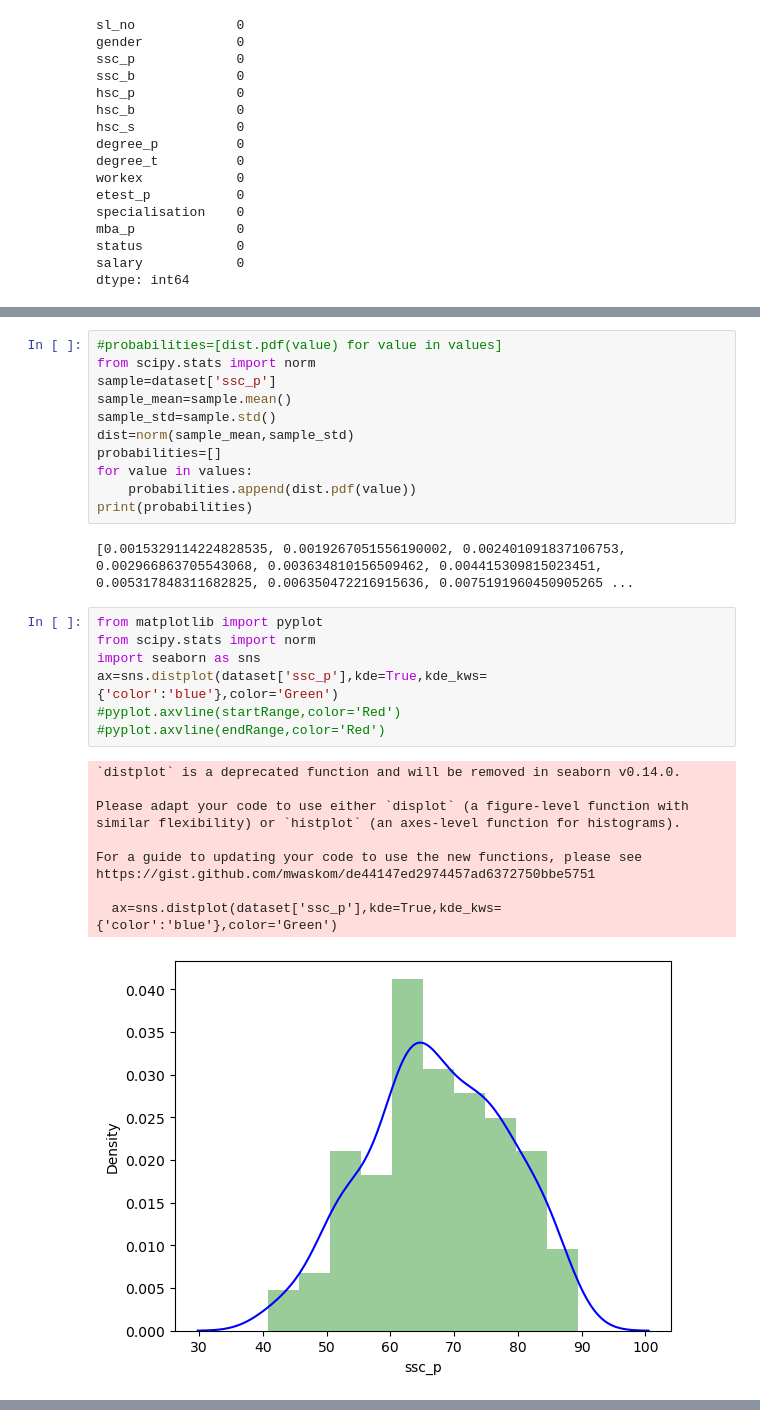
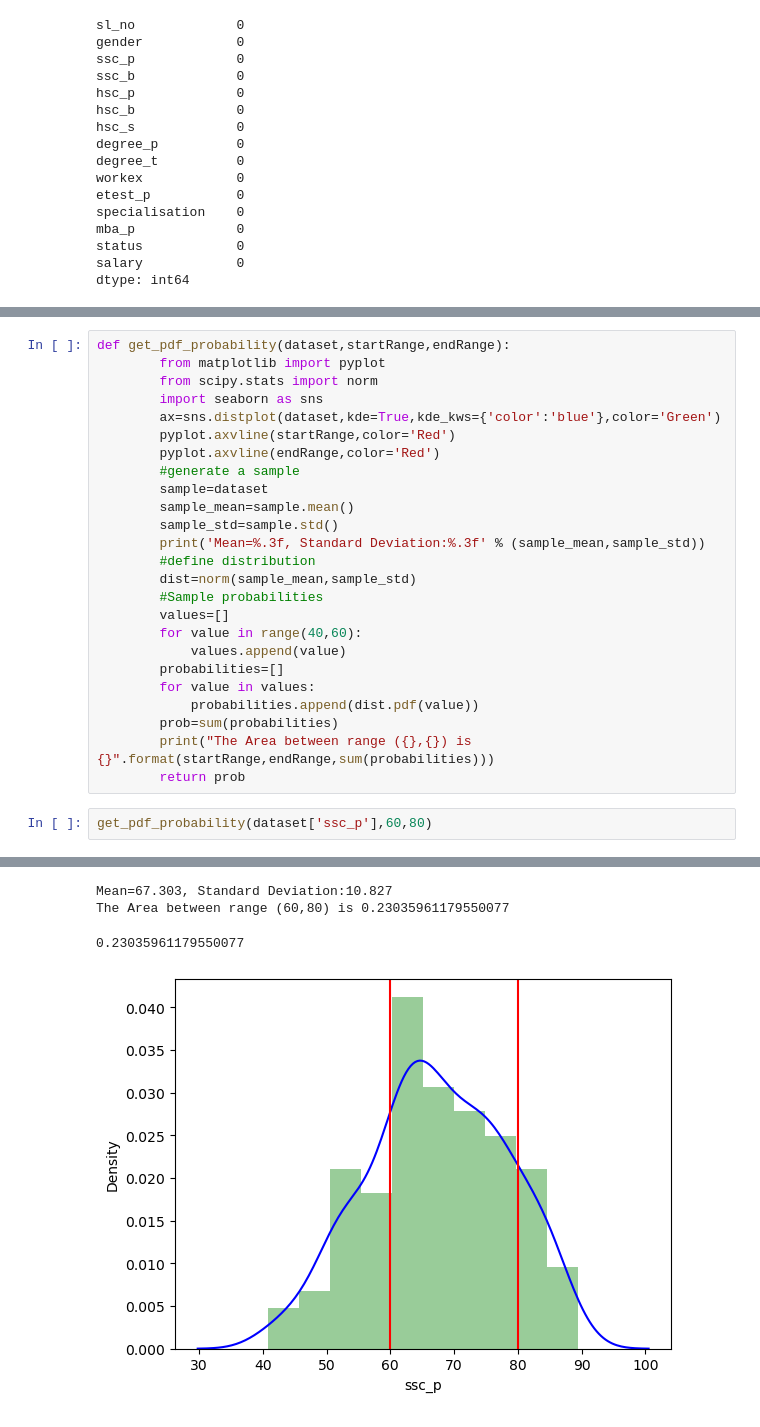
Before and after one commit to iampandiyan/Distribution, a Jupyter notebook: ForLoop.ipynb, the cells around one changed output, grey strips where cells are left out. Drawn from its saved outputs; the diff is of its cells as text.

Commit message:
NormalDistribution

```diff
--- a/ForLoop.ipynb
+++ b/ForLoop.ipynb
@@ -65,31 +38,28 @@ values
-# %%
-#probabilities=[dist.pdf(value) for value in values]
-from scipy.stats import norm
-sample=dataset['ssc_p']
-sample_mean=sample.mean()
-sample_std=sample.std()
-dist=norm(sample_mean,sample_std)
-probabilities=[]
-for value in values:
-    probabilities.append(dist.pdf(value))
-print(probabilities)
-# %% [output]
-[0.0015329114224828535, 0.0019267051556190002, 0.002401091837106753, 0.002966863705543068, 0.003634810156509462, 0.004415309815023451, 0.005317848311682825, 0.006350472216915636, 0.0075191960450905265 ...
 # %%
-from matplotlib import pyplot
-from scipy.stats import norm
-import seaborn as sns
-ax=sns.distplot(dataset['ssc_p'],kde=True,kde_kws={'color':'blue'},color='Green')
-#pyplot.axvline(startRange,color='Red')
-#pyplot.axvline(endRange,color='Red')
+def get_pdf_probability(dataset,startRange,endRange):
+        from matplotlib import pyplot
+        from scipy.stats import norm
+        import seaborn as sns
+        ax=sns.distplot(dataset,kde=True,kde_kws={'color':'blue'},color='Green')
+        pyplot.axvline(startRange,color='Red')
+        pyplot.axvline(endRange,color='Red')
+        #generate a sample
+        sample=dataset
+        sample_mean=sample.mean()
+        sample_std=sample.std()
+        print('Mean=%.3f, Standard Deviation:%.3f' % (sample_mean,sample_std))
+        #define distribution
+        dist=norm(sample_mean,sample_std)
+        #Sample probabilities
+        values=[]
+        for value in range(40,60):
+            values.append(value)
+        probabilities=[]
+        for value in values:
+            probabilities.append(dist.pdf(value))
+        prob=sum(probabilities)
+        print("The Area between range ({},{}) is {}".format(startRange,endRange,sum(probabilities)))
+        return prob
-# %% [output]
-`distplot` is a deprecated function and will be removed in seaborn v0.14.0.
-
-Please adapt your code to use either `displot` (a figure-level function with
-similar flexibility) or `histplot` (an axes-level function for histograms).
-
-For a guide to updating your code to use the new functions, please see
-https://gist.github.com/mwaskom/de44147ed2974457ad6372750bbe5751
-
-  ax=sns.distplot(dataset['ssc_p'],kde=True,kde_kws={'color':'blue'},color='Green')
-[figure, removed]
+# %%
+get_pdf_probability(dataset['ssc_p'],60,80)
+# %% [output]
@@ -95,0 +75,4 @@ https://gist.github.com/mwaskom/de44147ed2974457ad6372750bbe5751
+Mean=67.303, Standard Deviation:10.827
+The Area between range (60,80) is 0.23035961179550077
+0.23035961179550077
+[figure, added]
```
Also changed, not shown: parts of 2 cells of this notebook.
